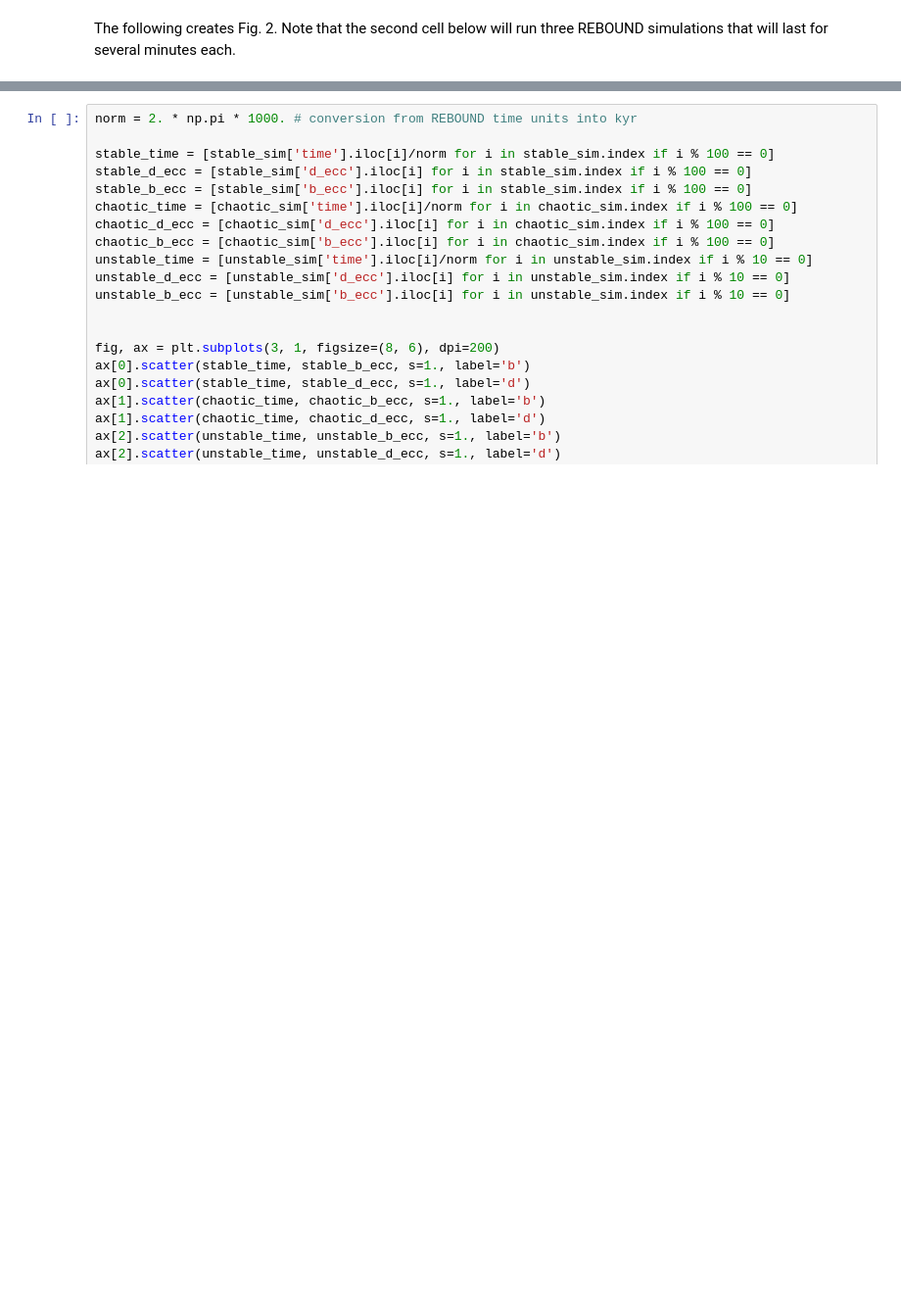
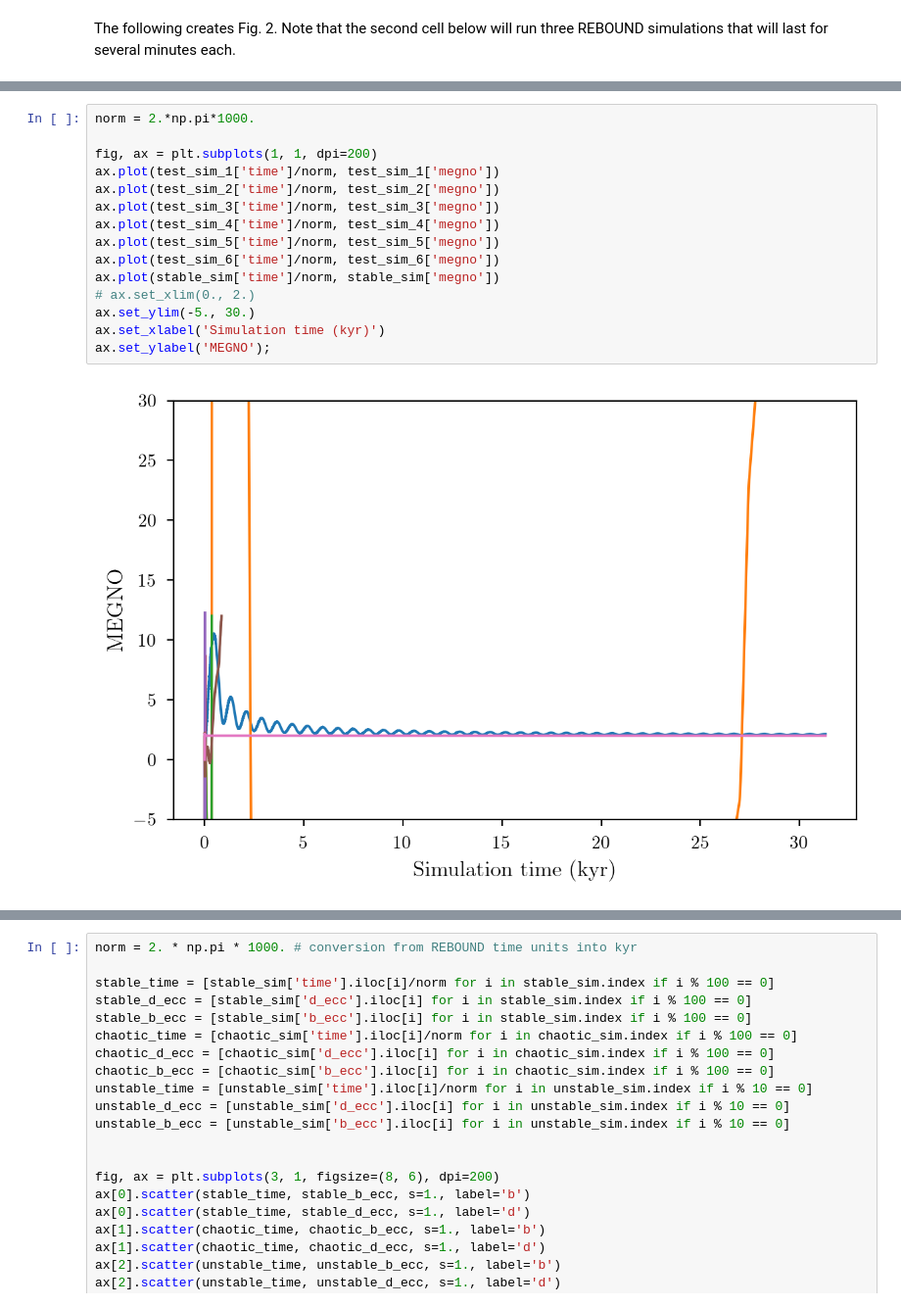
Before and after one commit to jrlivesey/ProximaStability, a Jupyter notebook: stability-maps/Proxima-MEGNO.ipynb, the cells around one changed output, grey strips where cells are left out. Shown at 98% size. Drawn from its saved outputs; the diff is of its cells as text; blank space fills up the shorter version.

```diff
--- a/stability-maps/Proxima-MEGNO.ipynb
+++ b/stability-maps/Proxima-MEGNO.ipynb
@@ -290,0 +396,17 @@ def simulation_with_output(par, integrator='ias15', num_orbit=1.0e6, step_size=1
+# %%
+norm = 2.*np.pi*1000.
+
+fig, ax = plt.subplots(1, 1, dpi=200)
+ax.plot(test_sim_1['time']/norm, test_sim_1['megno'])
+ax.plot(test_sim_2['time']/norm, test_sim_2['megno'])
+ax.plot(test_sim_3['time']/norm, test_sim_3['megno'])
+ax.plot(test_sim_4['time']/norm, test_sim_4['megno'])
+ax.plot(test_sim_5['time']/norm, test_sim_5['megno'])
+ax.plot(test_sim_6['time']/norm, test_sim_6['megno'])
+ax.plot(stable_sim['time']/norm, stable_sim['megno'])
+# ax.set_xlim(0., 2.)
+ax.set_ylim(-5., 30.)
+ax.set_xlabel('Simulation time (kyr)')
+ax.set_ylabel('MEGNO');
+# %% [output]
+[figure, added]
```
Also changed, not shown: parts of 14 cells of this notebook, 8 other files.
